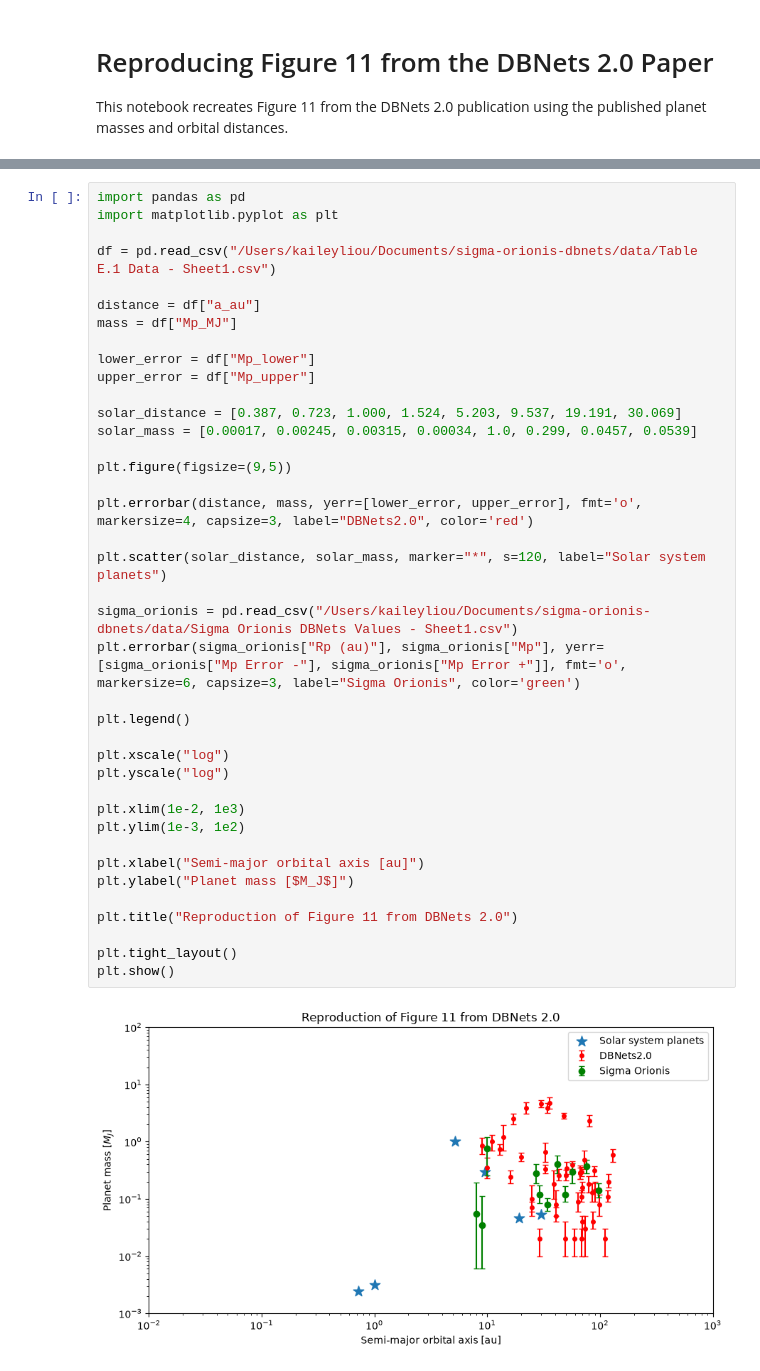
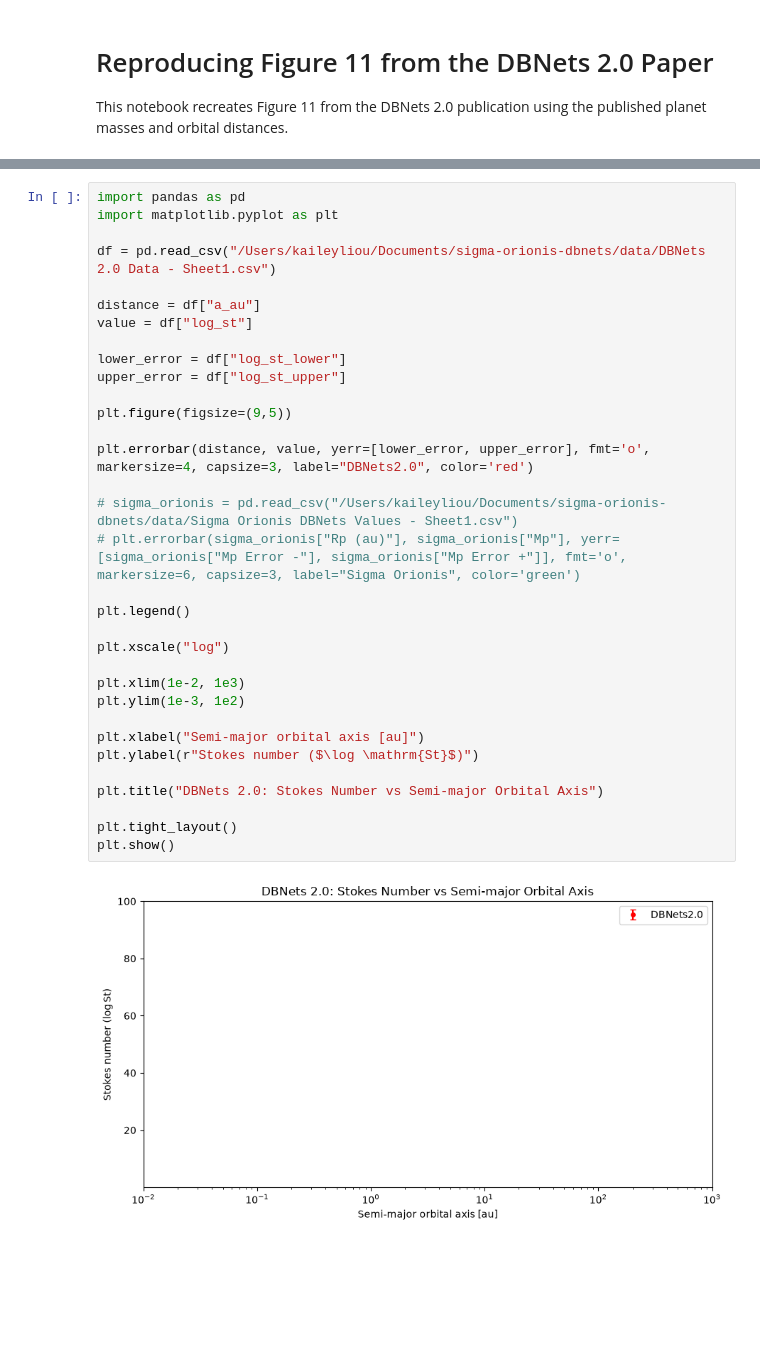
Before and after one commit to KaileyLiou/sigma-orionis-dbnets, a Jupyter notebook: notebooks/recreate_dbnets_figure11.ipynb, the cells around one changed output, grey strips where cells are left out. Drawn from its saved outputs; the diff is of its cells as text; blank space fills up the shorter version.

```diff
--- a/notebooks/recreate_dbnets_figure11.ipynb
+++ b/notebooks/recreate_dbnets_figure11.ipynb
@@ -117,41 +114,35 @@ plt.show()
 # %%
 import pandas as pd
 import matplotlib.pyplot as plt
 
-df = pd.read_csv("/Users/kaileyliou/Documents/sigma-orionis-dbnets/data/Table E.1 Data - Sheet1.csv")
+df = pd.read_csv("/Users/kaileyliou/Documents/sigma-orionis-dbnets/data/DBNets 2.0 Data - Sheet1.csv")
 
 distance = df["a_au"]
-mass = df["Mp_MJ"]
+value = df["log_st"]
 
-lower_error = df["Mp_lower"]
-upper_error = df["Mp_upper"]
-
-solar_distance = [0.387, 0.723, 1.000, 1.524, 5.203, 9.537, 19.191, 30.069]
-solar_mass = [0.00017, 0.00245, 0.00315, 0.00034, 1.0, 0.299, 0.0457, 0.0539]
+lower_error = df["log_st_lower"]
+upper_error = df["log_st_upper"]
 
 plt.figure(figsize=(9,5))
 
-plt.errorbar(distance, mass, yerr=[lower_error, upper_error], fmt='o', markersize=4, capsize=3, label="DBNets2.0", color='red')
+plt.errorbar(distance, value, yerr=[lower_error, upper_error], fmt='o', markersize=4, capsize=3, label="DBNets2.0", color='red')
 
-plt.scatter(solar_distance, solar_mass, marker="*", s=120, label="Solar system planets")
-
-sigma_orionis = pd.read_csv("/Users/kaileyliou/Documents/sigma-orionis-dbnets/data/Sigma Orionis DBNets Values - Sheet1.csv")
-plt.errorbar(sigma_orionis["Rp (au)"], sigma_orionis["Mp"], yerr=[sigma_orionis["Mp Error -"], sigma_orionis["Mp Error +"]], fmt='o', markersize=6, capsize=3, label="Sigma Orionis", color='green')
+# sigma_orionis = pd.read_csv("/Users/kaileyliou/Documents/sigma-orionis-dbnets/data/Sigma Orionis DBNets Values - Sheet1.csv")
+# plt.errorbar(sigma_orionis["Rp (au)"], sigma_orionis["Mp"], yerr=[sigma_orionis["Mp Error -"], sigma_orionis["Mp Error +"]], fmt='o', markersize=6, capsize=3, label="Sigma Orionis", color='green')
 
 plt.legend()
 
 plt.xscale("log")
-plt.yscale("log")
 
 plt.xlim(1e-2, 1e3)
 plt.ylim(1e-3, 1e2)
 
 plt.xlabel("Semi-major orbital axis [au]")
-plt.ylabel("Planet mass [$M_J$]")
+plt.ylabel(r"Stokes number ($\log \mathrm{St}$)")
 
-plt.title("Reproduction of Figure 11 from DBNets 2.0")
+plt.title("DBNets 2.0: Stokes Number vs Semi-major Orbital Axis")
 
 plt.tight_layout()
 plt.show()
 # %% [output]
-[figure, old version]
+[figure, new version]
```
Also changed, not shown: parts of 3 cells of this notebook, 4 other files.
